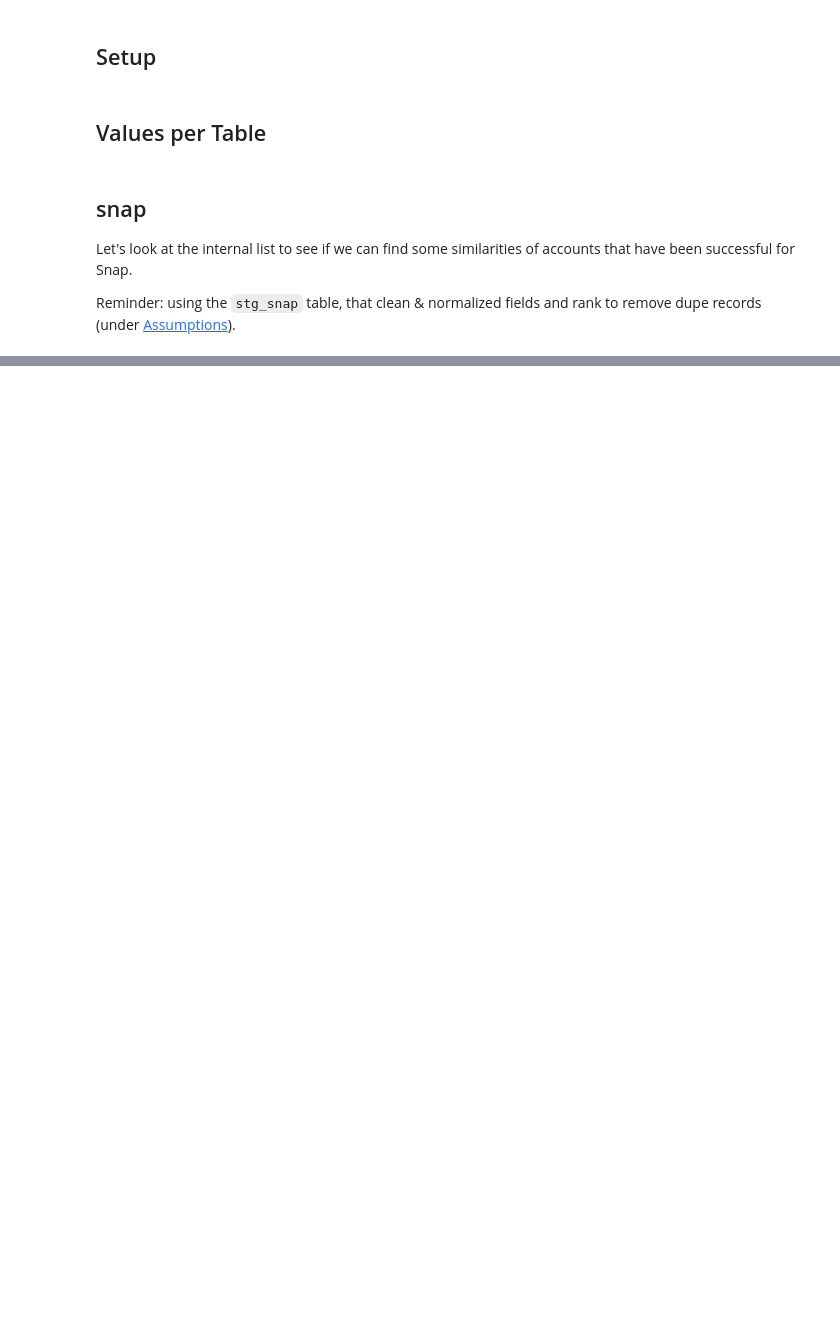
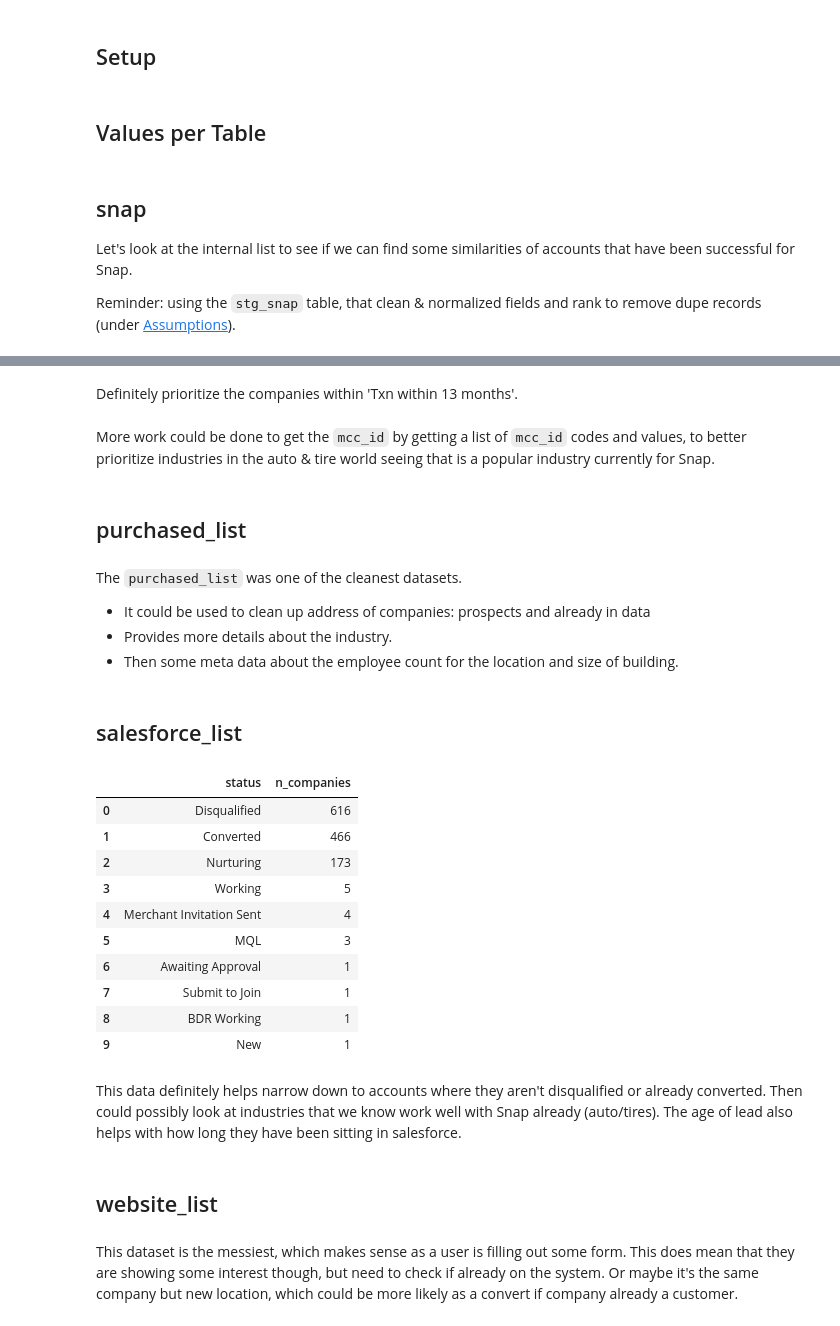
Before and after one commit to djf0512/snap-assessment, a Jupyter notebook: analysis/02_business_value.ipynb, the cells around one changed output, grey strips where cells are left out. Cells and saved outputs as stored; diff of their text form; code cells hidden in the pictures; blank space fills up the shorter version.

```diff
--- a/analysis/02_business_value.ipynb
+++ b/analysis/02_business_value.ipynb
@@ -137,0 +324,44 @@ Reminder: using the `stg_snap` table, that clean & normalized fields and rank to
+# %% [markdown]
+Definitely prioritize the companies within 'Txn within 13 months'.
+# %% [markdown]
+More work could be done to get the `mcc_id` by getting a list of `mcc_id` codes and values, to better prioritize industries in the auto & tire world seeing that is a popular industry currently for Snap.
+# %% [markdown]
+## purchased_list
+# %% [markdown]
+The `purchased_list` was one of the cleanest datasets.
+
+- It could be used to clean up address of companies: prospects and already in data
+- Provides more details about the industry.
+- Then some meta data about the employee count for the location and size of building.
+# %% [markdown]
+## salesforce_list
+# %%
+q("""
+
+select
+	status,
+	count(*) as n_companies
+from "snap-assessment".staging.stg_salesforce_list
+where dupe_record_rank=1
+group by all
+order by n_companies desc
+
+""")
+# %% [output]
+|  | status | n_companies |
+| 0 | Disqualified | 616 |
+| 1 | Converted | 466 |
+| 2 | Nurturing | 173 |
+| 3 | Working | 5 |
+| 4 | Merchant Invitation Sent | 4 |
+| 5 | MQL | 3 |
+| 6 | Awaiting Approval | 1 |
+| 7 | Submit to Join | 1 |
+| 8 | BDR Working | 1 |
+| 9 | New | 1 |
+# %% [markdown]
+This data definitely helps narrow down to accounts where they aren't disqualified or already converted. Then could possibly look at industries that we know work well with Snap already (auto/tires). The age of lead also helps with how long they have been sitting in salesforce.
+# %% [markdown]
+## website_list
+# %% [markdown]
+This dataset is the messiest, which makes sense as a user is filling out some form. This does mean that they are showing some interest though, but need to check if already on the system. Or maybe it's the same company but new location, which could be more likely as a convert if company already a customer.
```
Also changed, not shown: parts of 16 cells of this notebook, 1 other file.
